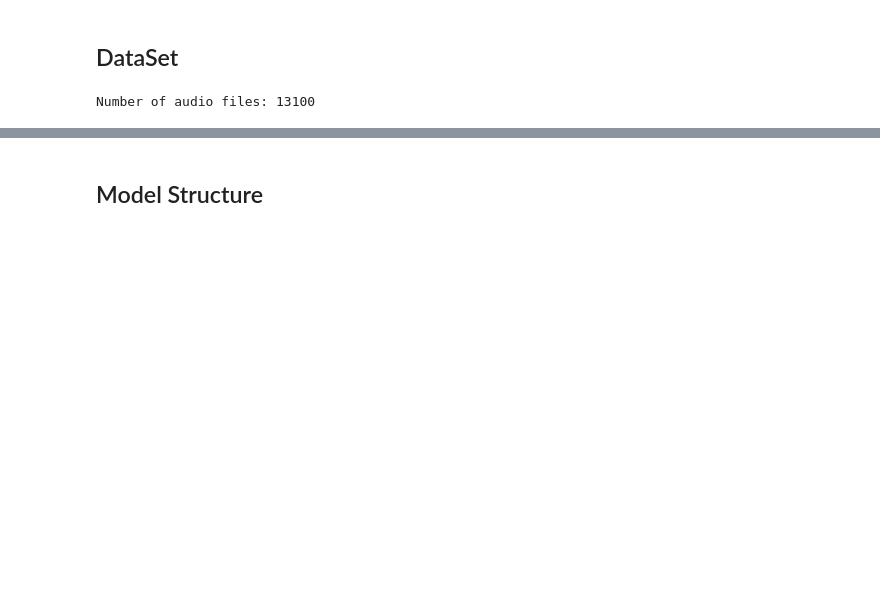
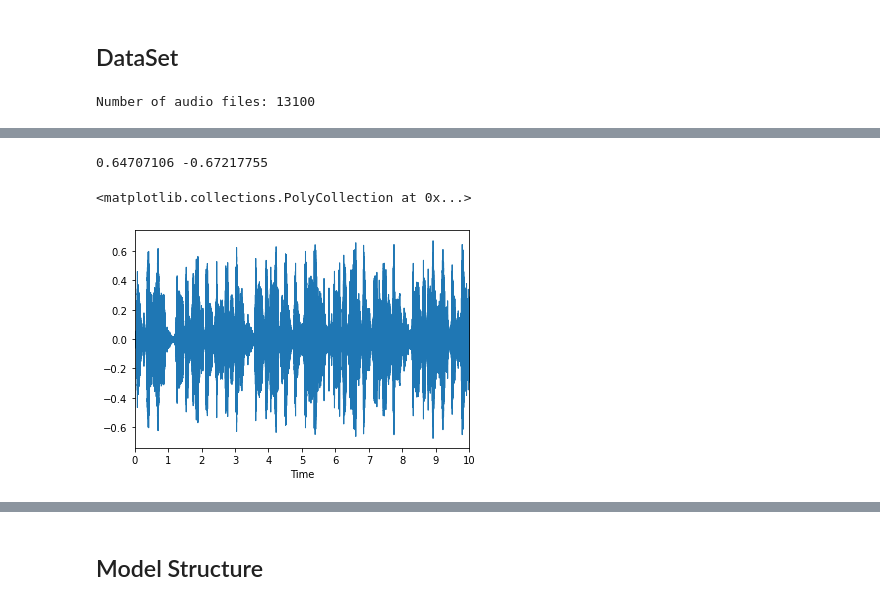
Before and after one commit to sunzeyucmu/VAE-based-Music--Deep-Generative-Models, a Jupyter notebook: notebooks/DilatedConv_VQ_VAE_PIXELCNN.ipynb, the cells around one changed output, grey strips where cells are left out. Cells and saved outputs as stored; diff of their text form; code cells hidden in the pictures; blank space fills up the shorter version.

```diff
--- a/notebooks/DilatedConv_VQ_VAE_PIXELCNN.ipynb
+++ b/notebooks/DilatedConv_VQ_VAE_PIXELCNN.ipynb
@@ -25,0 +65,19 @@ Number of audio files: 13100
+# %%
+DATA_PATH = "GENERATIVE_DATA/GTZAN/genres_original/"
+
+## Data Loading
+MAX_SIGNAL_LEN = 28000 #10240 # 80000
+
+### Compressed 30 s audio
+SAMPLE_RATE=  3000 #3000
+DURATION= 10
+
+QUANTIZATION_CHANNELS = 256 # 8bit
+
+GENRES = {'metal': 0, 'disco': 1, 'classical': 2, 'rock': 3, 'jazz': 4,
+          'country': 5, 'pop': 6, 'blues': 7, 'reggae': 8, 'hiphop': 9}
+# %%
+# DEV
+sample = data_utils.load_audio(DATA_PATH+'hiphop/hiphop.00032.wav', sr=SAMPLE_RATE, duration=DURATION, mono=False)
+print("Sample Signal Shape: {}, sample Rate: {}".format(sample.shape, SAMPLE_RATE))
+ipd.Audio(sample, rate=SAMPLE_RATE)
@@ -25,0 +87,8 @@ Number of audio files: 13100
+# %%
+print(np.amax(sample), np.amin(sample))
+## Waveplot
+librosa.display.waveplot(sample[0], sr=SAMPLE_RATE)
+# %% [output]
+0.64707106 -0.67217755
+<matplotlib.collections.PolyCollection at 0x...>
+[figure, added]
```
Also changed, not shown: parts of 53 cells of this notebook, 2 other files.
